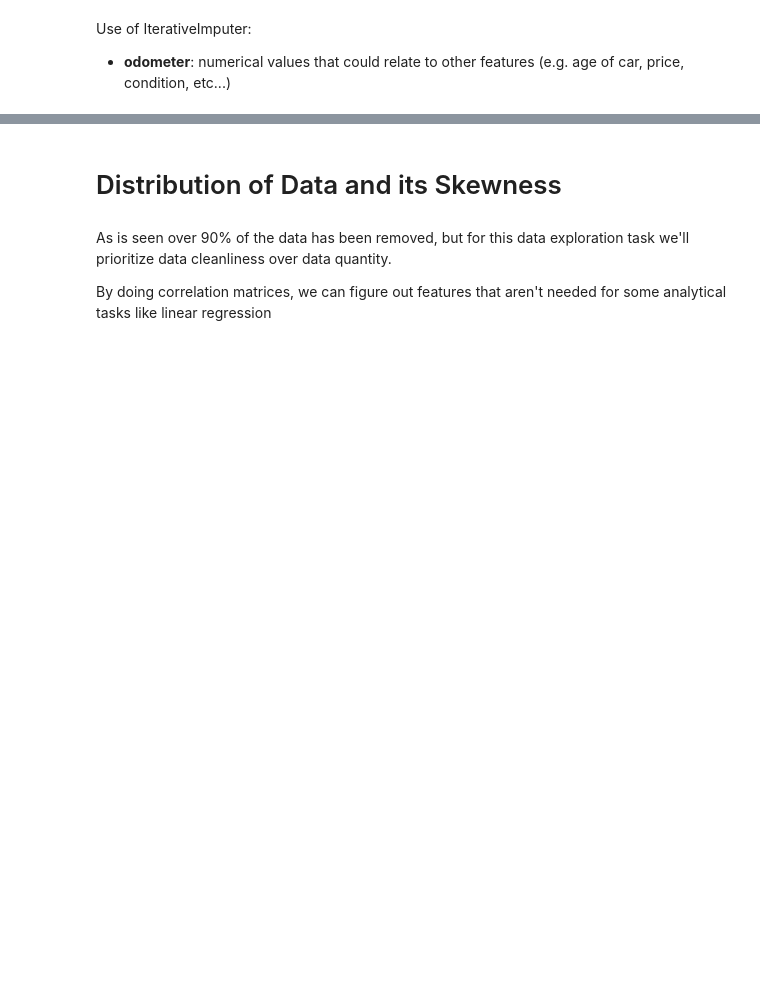
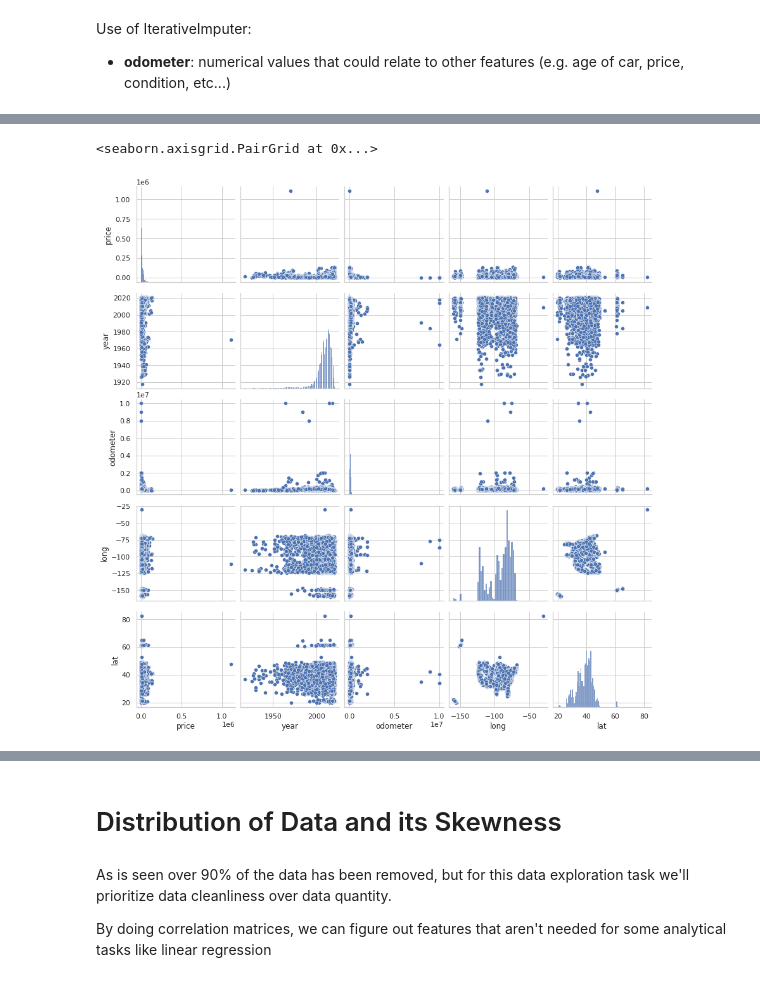
Before and after one commit to MyPetOctocat/Applied-Analytics, a Jupyter notebook: general_preprocessing.ipynb, the cells around one changed output, grey strips where cells are left out. Cells and saved outputs as stored; diff of their text form; code cells hidden in the pictures; blank space fills up the shorter version.

```diff
--- a/general_preprocessing.ipynb
+++ b/general_preprocessing.ipynb
@@ -197,0 +295,5 @@ Use of IterativeImputer:
+# %%
+sns.pairplot(df_impute[['price', 'year', 'odometer', 'long', 'lat']].sample(n=10000))
+# %% [output]
+<seaborn.axisgrid.PairGrid at 0x...>
+[figure, added]
```
Also changed, not shown: parts of 14 cells of this notebook, 1 other file.
